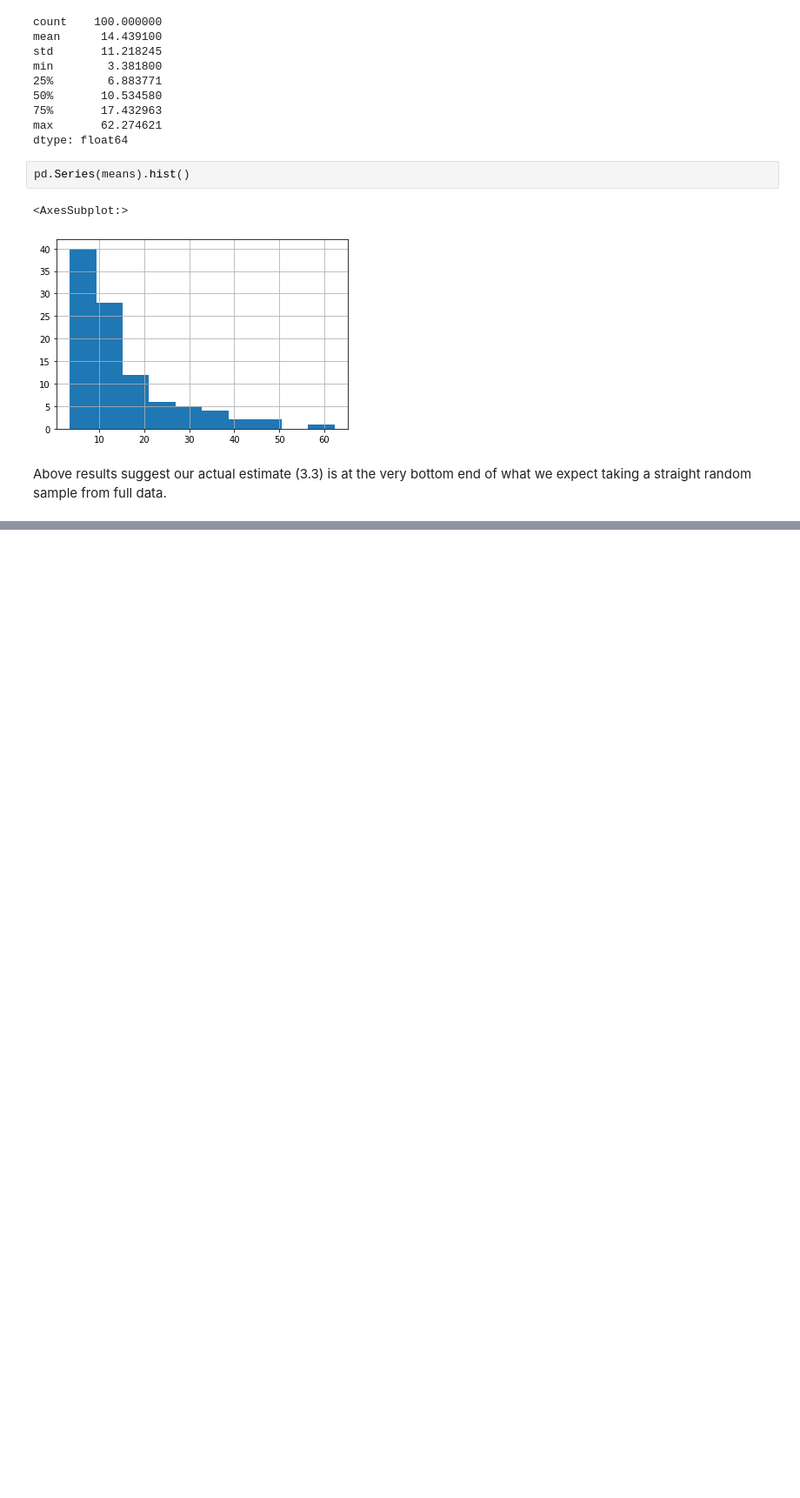
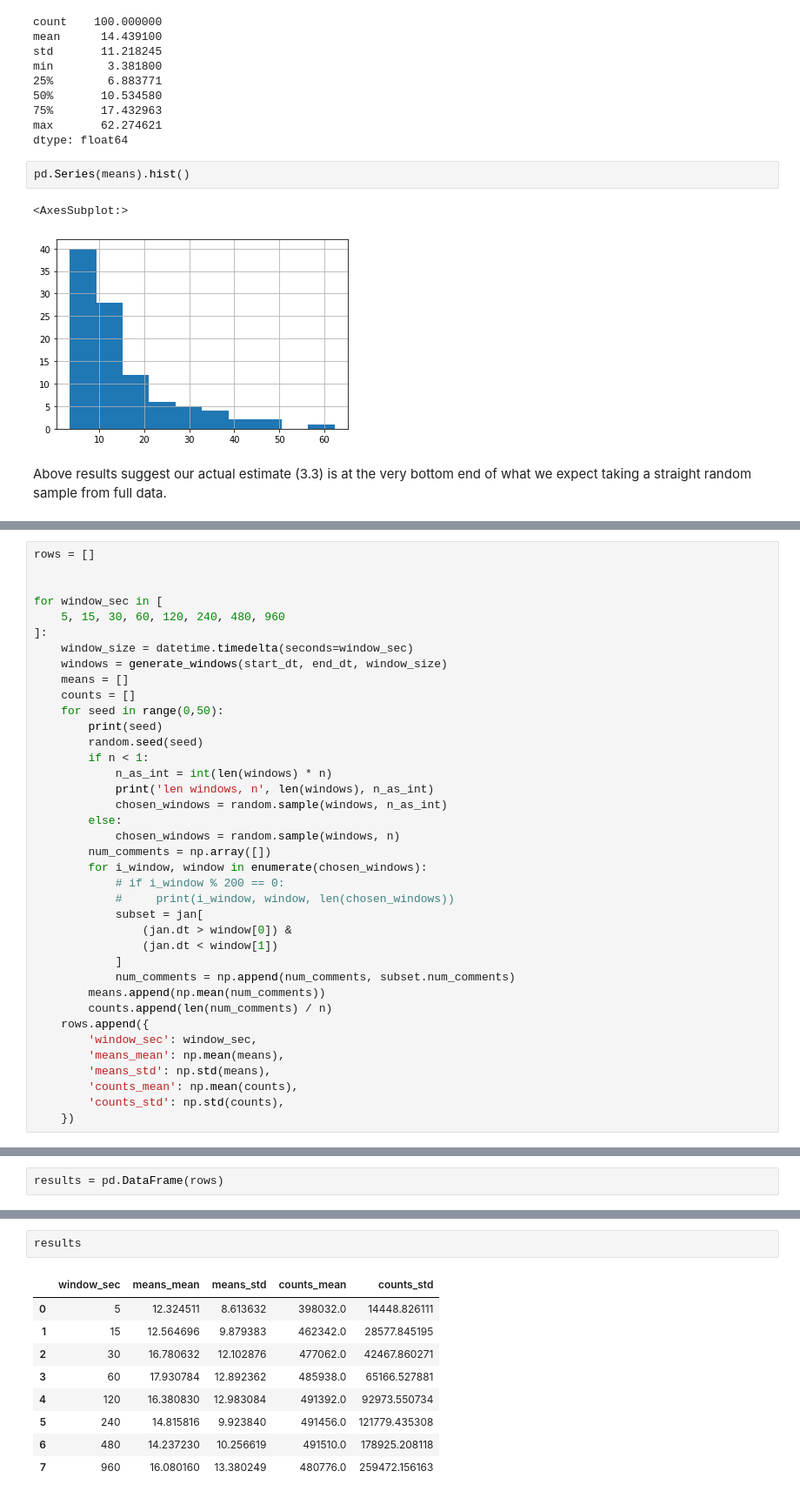
Before and after one commit to nickmvincent/reddit_wallstreetbets_activity_estimation, a Jupyter notebook: sampling_accuracy.ipynb, the cells around one changed output, grey strips where cells are left out. Shown at 87% size. Drawn from its saved outputs; the diff is of its cells as text; blank space fills up the shorter version.

```diff
--- a/sampling_accuracy.ipynb
+++ b/sampling_accuracy.ipynb
@@ -263,0 +264,38 @@ of what we expect taking a straight random sample from full data.
+# %%
+rows = []
+
+
+for window_sec in [
+    5, 15, 30, 60, 120, 240, 480, 960
+]:
+    window_size = datetime.timedelta(seconds=window_sec)
+    windows = generate_windows(start_dt, end_dt, window_size)
+    means = []
+    counts = []
+    for seed in range(0,50):
+        print(seed)
+        random.seed(seed)
+        if n < 1:
+            n_as_int = int(len(windows) * n)
+            print('len windows, n', len(windows), n_as_int)
+            chosen_windows = random.sample(windows, n_as_int)
+        else:
+            chosen_windows = random.sample(windows, n)
+        num_comments = np.array([])
+        for i_window, window in enumerate(chosen_windows):
+            # if i_window % 200 == 0:
+            #     print(i_window, window, len(chosen_windows))
+            subset = jan[
+                (jan.dt > window[0]) &
+                (jan.dt < window[1])
+            ]
+            num_comments = np.append(num_comments, subset.num_comments)
+        means.append(np.mean(num_comments))
+        counts.append(len(num_comments) / n)
+    rows.append({
+        'window_sec': window_sec,
+        'means_mean': np.mean(means),
+        'means_std': np.std(means),
+        'counts_mean': np.mean(counts),
+        'counts_std': np.std(counts),
+    })
@@ -263,0 +320,2 @@ of what we expect taking a straight random sample from full data.
+# %%
+results = pd.DataFrame(rows)
@@ -263,0 +359,12 @@ of what we expect taking a straight random sample from full data.
+# %%
+results
+# %% [output]
+|  | window_sec | means_mean | means_std | counts_mean | counts_std |
+| 0 | 5 | 12.324511 | 8.613632 | 398032.0 | 14448.826111 |
+| 1 | 15 | 12.564696 | 9.879383 | 462342.0 | 28577.845195 |
+| 2 | 30 | 16.780632 | 12.102876 | 477062.0 | 42467.860271 |
+| 3 | 60 | 17.930784 | 12.892362 | 485938.0 | 65166.527881 |
+| 4 | 120 | 16.380830 | 12.983084 | 491392.0 | 92973.550734 |
+| 5 | 240 | 14.815816 | 9.923840 | 491456.0 | 121779.435308 |
+| 6 | 480 | 14.237230 | 10.256619 | 491510.0 | 178925.208118 |
+| 7 | 960 | 16.080160 | 13.380249 | 480776.0 | 259472.156163 |
```
Also changed, not shown: parts of 29 cells of this notebook, 4 other files.
